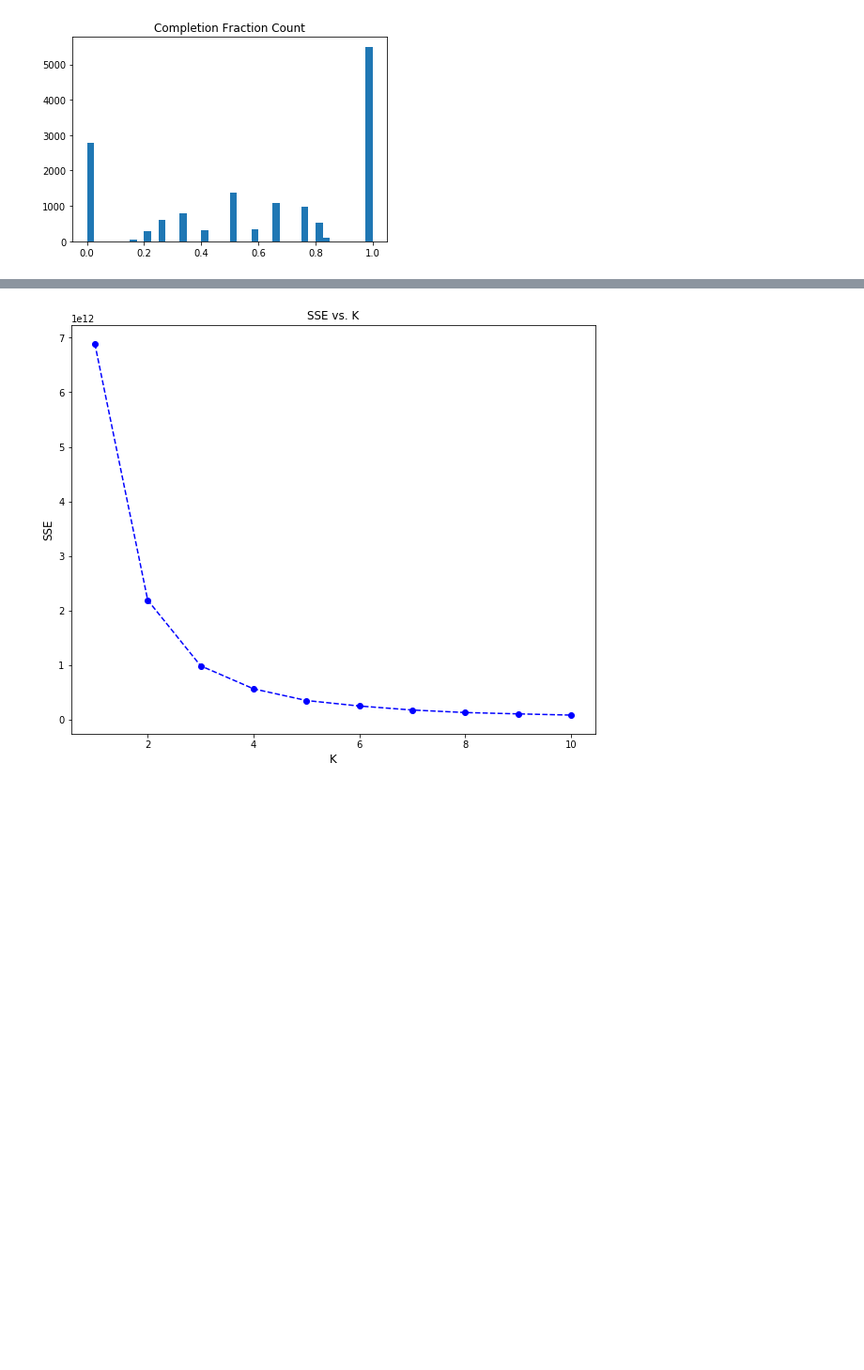
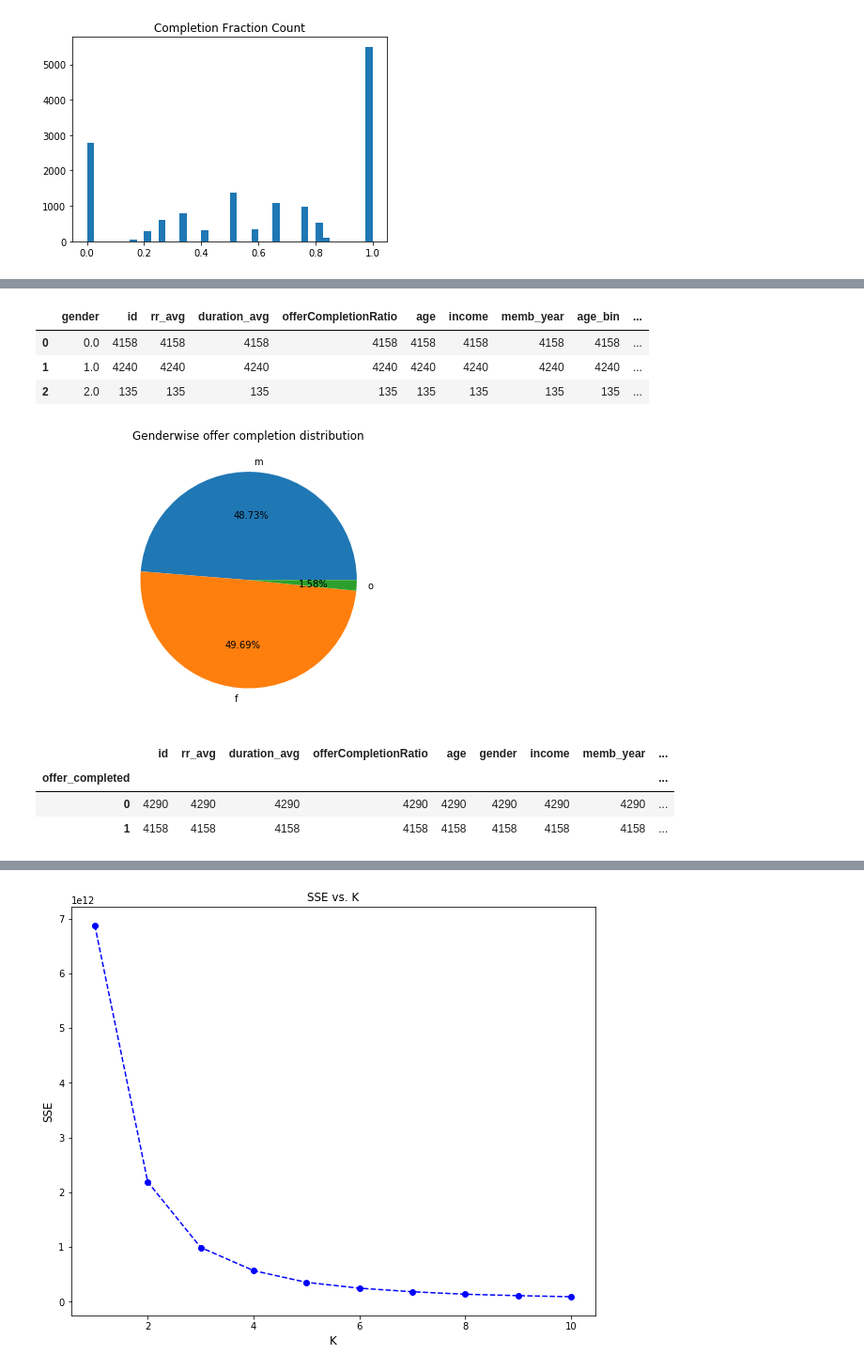
Before and after one commit to Sandhyakripalani/StarBucksProject, a Jupyter notebook: Starbucks_Capstone_OffersCombined.ipynb, the cells around one changed output, grey strips where cells are left out. Shown at 94% size. Saved outputs shown, nothing was run; the diff lists cells and outputs as text; code cells hidden in the pictures; blank space fills up the shorter version.

```diff
--- a/Starbucks_Capstone_OffersCombined.ipynb
+++ b/Starbucks_Capstone_OffersCombined.ipynb
@@ -514,3 +530,7 @@ offer_received_count.head()
 | 2 | 0011e0d4e6b944f998e987f904e8c1e5 | 3 |
 | 3 | 0020c2b971eb4e9188eac86d93036a77 | 4 |
 | 4 | 0020ccbbb6d84e358d3414a3ff76cffd | 3 |
+# %%
+#Compute the number of offers received by a person
+offer_received_count.columns=['person','offerRcvdCnt']
+offer_received_count.head()
@@ -921,16 +838,30 @@ offer_profile.head()
 # %%
 offer_profile_yes_genderct = offer_profile_yes.groupby('gender').count().reset_index()
 offer_profile_yes_genderct
+# %% [output]
+|  | gender | id | rr_avg | duration_avg | offerCompletionRatio | age | income | memb_year | age_bin | ... |
+| 0 | 0.0 | 4158 | 4158 | 4158 | 4158 | 4158 | 4158 | 4158 | 4158 | ... |
+| 1 | 1.0 | 4240 | 4240 | 4240 | 4240 | 4240 | 4240 | 4240 | 4240 | ... |
+| 2 | 2.0 | 135 | 135 | 135 | 135 | 135 | 135 | 135 | 135 | ... |
 # %%
+#Genderwise offer completion distribution
 fig = plt.figure()
 ax = fig.add_axes([0,0,1,1])
 ax.axis('equal')
 
 ax.pie(offer_profile_yes_genderct.id, labels = ['m','f','o'],autopct='%1.2f%%')
+plt.title("Genderwise offer completion distribution")
 plt.show()
+# %% [output]
+[figure, added]
 # %%
 male_offer = offer_profile[offer_profile['gender']==0]
 male_offer.groupby('offer_completed').count()
+# %% [output]
+|  | id | rr_avg | duration_avg | offerCompletionRatio | age | gender | income | memb_year | ... |
+| offer_completed |  |  |  |  |  |  |  |  | ... |
+| 0 | 4290 | 4290 | 4290 | 4290 | 4290 | 4290 | 4290 | 4290 | ... |
+| 1 | 4158 | 4158 | 4158 | 4158 | 4158 | 4158 | 4158 | 4158 | ... |
 # %%
 fig = plt.figure()
 ax = fig.add_axes([0,0,1,1])
```
Also changed, not shown: parts of 116 cells of this notebook.
